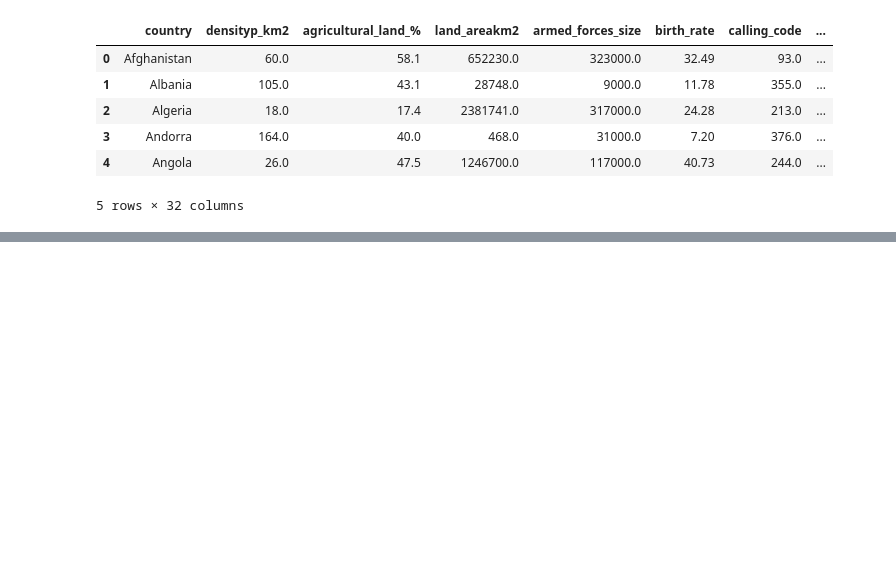
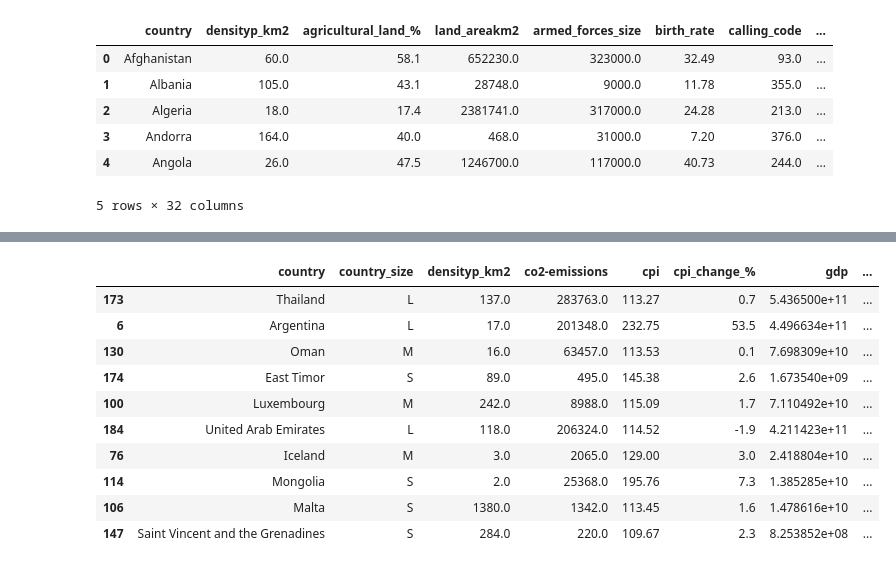
Before and after one commit to pveinberg/Curso_DataScience_Minsait, a Jupyter notebook: Notebooks/Aula03/novas-questoes.ipynb, the cells around one changed output, grey strips where cells are left out. Drawn from its saved outputs; the diff is of its cells as text; code cells hidden in the pictures; blank space fills up the shorter version.

```diff
--- a/Notebooks/Aula03/novas-questoes.ipynb
+++ b/Notebooks/Aula03/novas-questoes.ipynb
@@ -131,0 +106,21 @@ plt.show()
+# %%
+data.columns
+# 3. **Desenvolvimento Econômico e Educação:** Explore a relação entre o PIB, matrícula em educação primária e terciária, e o percentual de matrícula bruta nessas áreas.
+
+fields = ['country', 'country_size', 'densityp_km2', 'co2-emissions', 'cpi', 'cpi_change_%', 'gdp', 'gross_primary_education_enrollment_%',
+         'gross_tertiary_education_enrollment_%', 'minimum_wage', 'population_labor_force_participation_%', 'tax_revenue_%', 'total_tax_rate', 'unemployment_rate', 'urban_population']
+
+data2 = data[fields].copy()
+data2.sample(10)
+# %% [output]
+|  | country | country_size | densityp_km2 | co2-emissions | cpi | cpi_change_% | gdp | ... |
+| 173 | Thailand | L | 137.0 | 283763.0 | 113.27 | 0.7 | 5.436500e+11 | ... |
+| 6 | Argentina | L | 17.0 | 201348.0 | 232.75 | 53.5 | 4.496634e+11 | ... |
+| 130 | Oman | M | 16.0 | 63457.0 | 113.53 | 0.1 | 7.698309e+10 | ... |
+| 174 | East Timor | S | 89.0 | 495.0 | 145.38 | 2.6 | 1.673540e+09 | ... |
+| 100 | Luxembourg | M | 242.0 | 8988.0 | 115.09 | 1.7 | 7.110492e+10 | ... |
+| 184 | United Arab Emirates | L | 118.0 | 206324.0 | 114.52 | -1.9 | 4.211423e+11 | ... |
+| 76 | Iceland | M | 3.0 | 2065.0 | 129.00 | 3.0 | 2.418804e+10 | ... |
+| 114 | Mongolia | S | 2.0 | 25368.0 | 195.76 | 7.3 | 1.385285e+10 | ... |
+| 106 | Malta | S | 1380.0 | 1342.0 | 113.45 | 1.6 | 1.478616e+10 | ... |
+| 147 | Saint Vincent and the Grenadines | S | 284.0 | 220.0 | 109.67 | 2.3 | 8.253852e+08 | ... |
```
Also changed, not shown: parts of 12 cells of this notebook.
